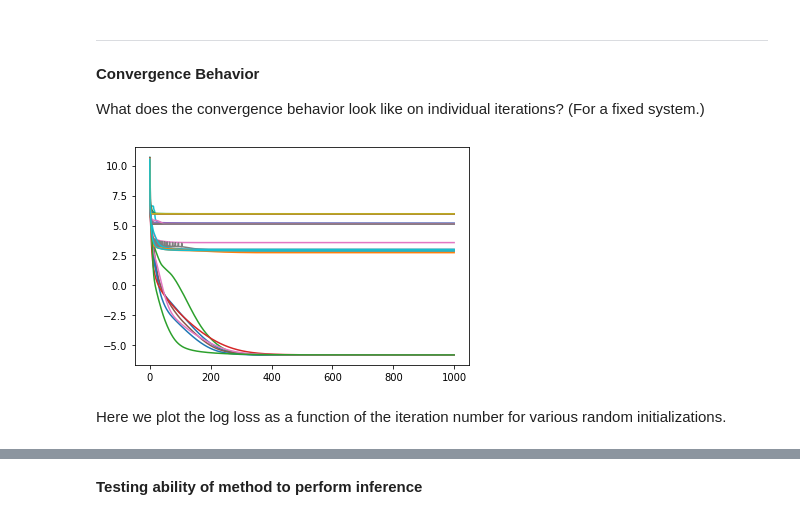
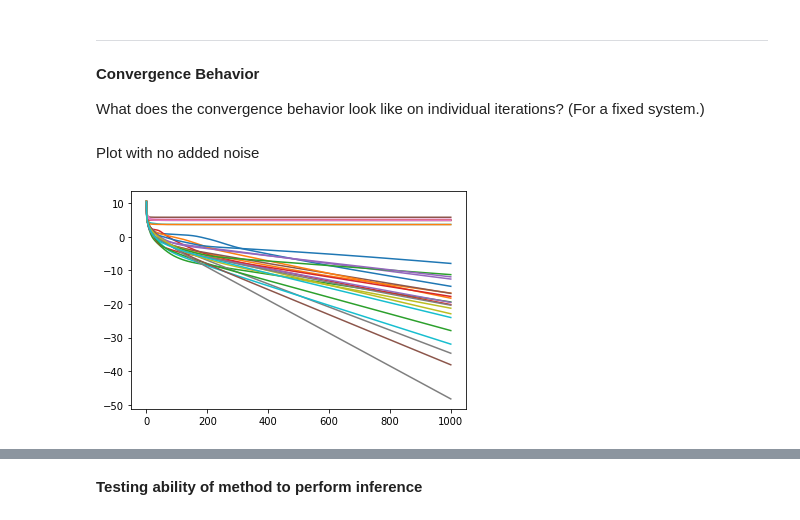
Before and after one commit to wswartworth/weighted_nmf, a Jupyter notebook: alternating_nnls.ipynb, the cells around one changed output, grey strips where cells are left out. Drawn from its saved outputs; the diff is of its cells as text; code cells hidden in the pictures.

```diff
--- a/alternating_nnls.ipynb
+++ b/alternating_nnls.ipynb
@@ -162,17 +162,19 @@ plt.show()
 <b> Convergence Behavior </b>
 
 What does the convergence behavior look like on individual iterations? (For a fixed system.)
+# %%
+def plot_convergence_curves(X,y, lmda, k, *, num_curves = 10, num_iters=200):
+    for i in range(0,num_curves):
+        losses = do_training(X, y, lmda=lmda, k=k, num_iters=num_iters, return_loss_list=True)[-1]
+        plt.plot(np.log(losses))
+        print(i)
+    plt.show()
+# %% [markdown]
+Plot with no added noise
 # %%
 m,n,k = 50,50,5
 lmda = 1
-(X,y), (A,B,v) = noisy_problem(m,n,k, noise_rate=0.1)
-
-for i in range(0,30):
-    losses = do_training(X, y, lmda=1, k=k, num_iters=1000, return_loss_list=True)[-1]
-    plt.plot(np.log(losses))
-
-plt.show()
+(X,y), (A,B,v) = noisy_problem(m,n,k, noise_rate=0.0)
+plot_convergence_curves(X,y, lmda, k, num_curves=30, num_iters=1000)
 # %% [output]
-[figure, old version]
+[figure, new version]
-# %% [markdown]
-Here we plot the log loss as a function of the iteration number for various random initializations.
```
Also changed, not shown: parts of 10 cells of this notebook.
